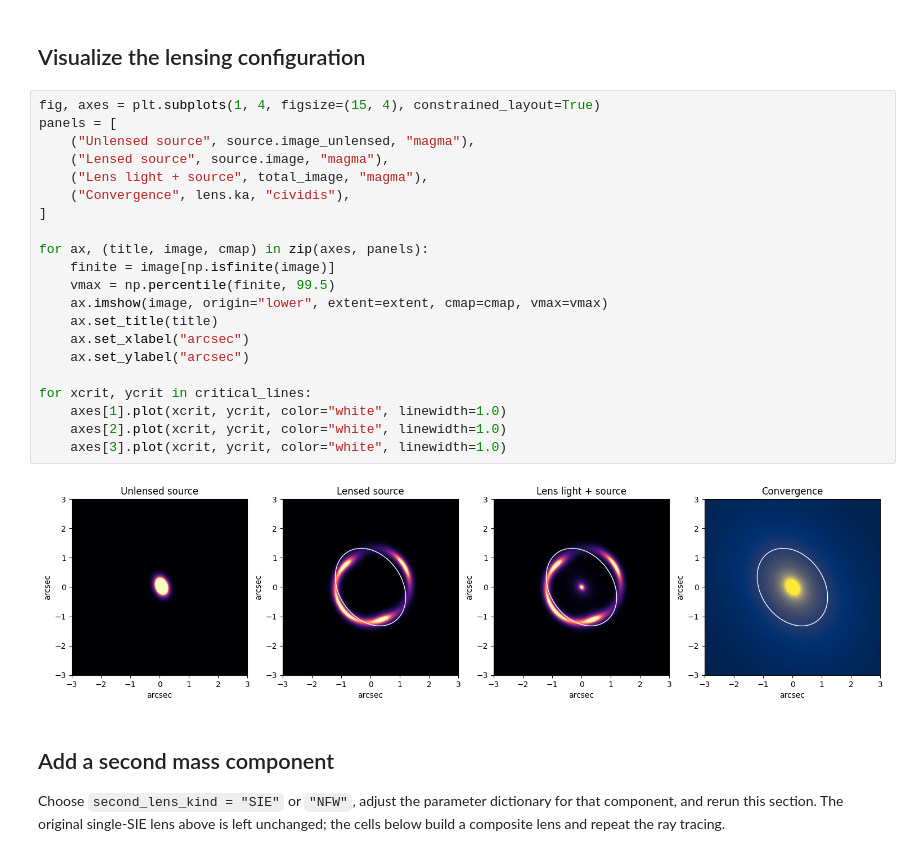
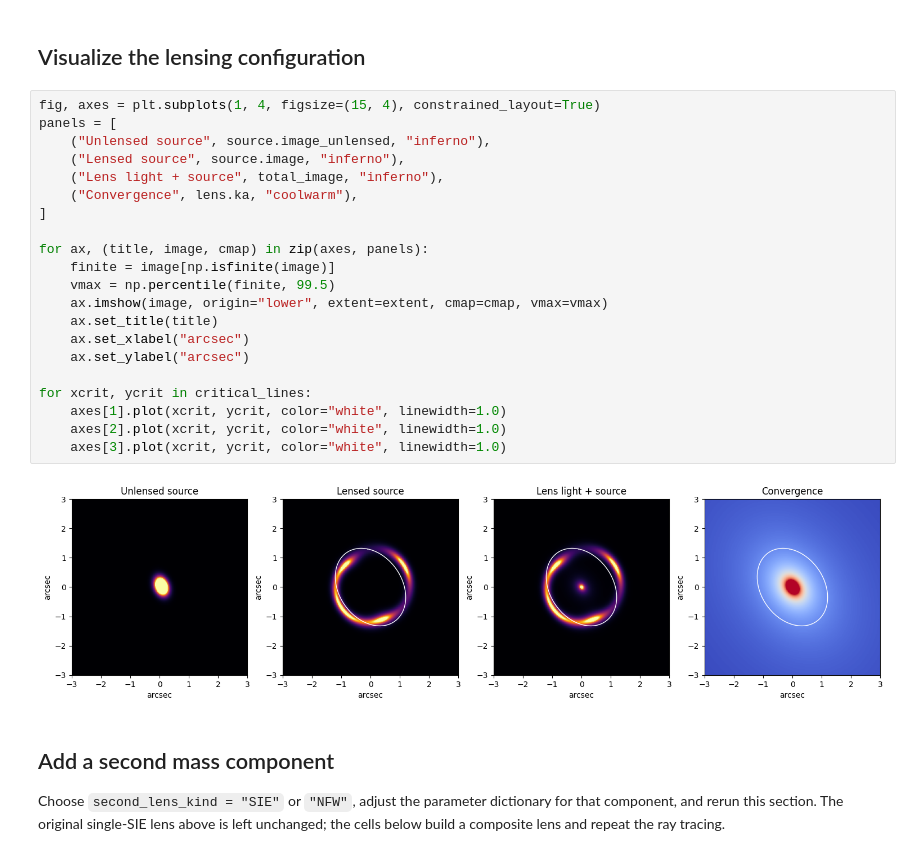
Before and after one commit to Nsab04/bachelor-thesis, a Jupyter notebook: first_lensing_simulation.ipynb, the cells around one changed output. Drawn from its saved outputs; the diff is of its cells as text.

```diff
--- a/first_lensing_simulation.ipynb
+++ b/first_lensing_simulation.ipynb
@@ -118,26 +116,26 @@ Total-image flux sum: 2.235e+05
 # %%
 fig, axes = plt.subplots(1, 4, figsize=(15, 4), constrained_layout=True)
 panels = [
-    ("Unlensed source", source.image_unlensed, "magma"),
-    ("Lensed source", source.image, "magma"),
-    ("Lens light + source", total_image, "magma"),
-    ("Convergence", lens.ka, "cividis"),
+    ("Unlensed source", source.image_unlensed, "inferno"),
+    ("Lensed source", source.image, "inferno"),
+    ("Lens light + source", total_image, "inferno"),
+    ("Convergence", lens.ka, "coolwarm"),
 ]
 
 for ax, (title, image, cmap) in zip(axes, panels):
     finite = image[np.isfinite(image)]
     vmax = np.percentile(finite, 99.5)
     ax.imshow(image, origin="lower", extent=extent, cmap=cmap, vmax=vmax)
     ax.set_title(title)
     ax.set_xlabel("arcsec")
     ax.set_ylabel("arcsec")
 
 for xcrit, ycrit in critical_lines:
     axes[1].plot(xcrit, ycrit, color="white", linewidth=1.0)
     axes[2].plot(xcrit, ycrit, color="white", linewidth=1.0)
     axes[3].plot(xcrit, ycrit, color="white", linewidth=1.0)
 # %% [output]
-[figure, old version]
+[figure, new version]
 # %% [markdown]
 ## Add a second mass component
 
```
Also changed, not shown: parts of 7 cells of this notebook, 20 other files.
